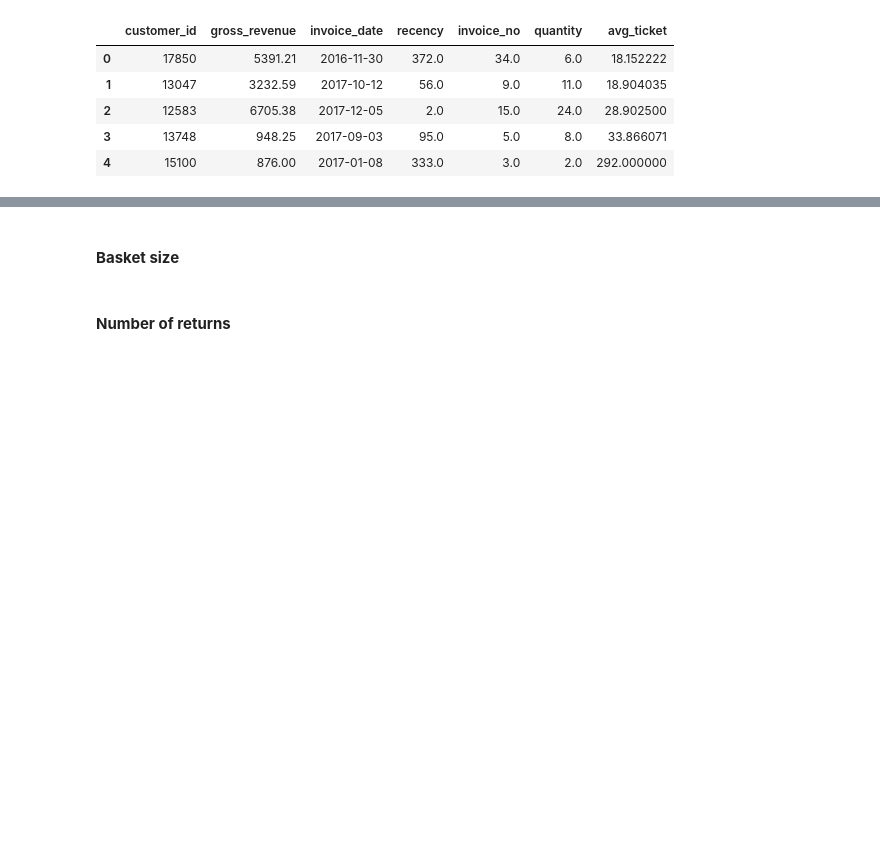
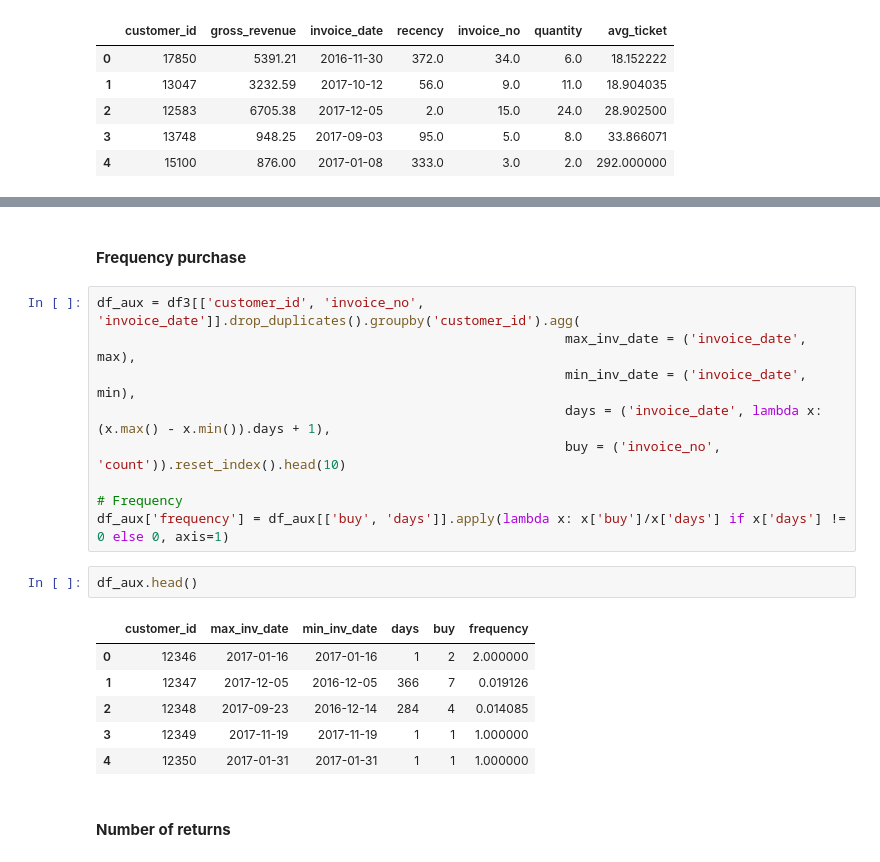
Before and after one commit to ezequielpf/insiders_clustering, a Jupyter notebook: notebooks/cicle_4_insiders_clustering.ipynb, the cells around one changed output, grey strips where cells are left out. Drawn from its saved outputs; the diff is of its cells as text; blank space fills up the shorter version.

```diff
--- a/notebooks/cicle_4_insiders_clustering.ipynb
+++ b/notebooks/cicle_4_insiders_clustering.ipynb
@@ -505,5 +528,23 @@ delta_t / periods
-# %% [markdown]
-#### **Basket size**
+# %% [markdown]
+#### **Frequency purchase**
+# %%
+df_aux = df3[['customer_id', 'invoice_no', 'invoice_date']].drop_duplicates().groupby('customer_id').agg(
+                                                            max_inv_date = ('invoice_date', max),
+                                                            min_inv_date = ('invoice_date', min),
+                                                            days = ('invoice_date', lambda x: (x.max() - x.min()).days + 1),
+                                                            buy = ('invoice_no', 'count')).reset_index().head(10)
+
+# Frequency
+df_aux['frequency'] = df_aux[['buy', 'days']].apply(lambda x: x['buy']/x['days'] if x['days'] != 0 else 0, axis=1)
+# %%
+df_aux.head()
+# %% [output]
+|  | customer_id | max_inv_date | min_inv_date | days | buy | frequency |
+| 0 | 12346 | 2017-01-16 | 2017-01-16 | 1 | 2 | 2.000000 |
+| 1 | 12347 | 2017-12-05 | 2016-12-05 | 366 | 7 | 0.019126 |
+| 2 | 12348 | 2017-09-23 | 2016-12-14 | 284 | 4 | 0.014085 |
+| 3 | 12349 | 2017-11-19 | 2017-11-19 | 1 | 1 | 1.000000 |
+| 4 | 12350 | 2017-01-31 | 2017-01-31 | 1 | 1 | 1.000000 |
 # %% [markdown]
 #### **Number of returns**
 # %%
```
Also changed, not shown: parts of 11 cells of this notebook, 1 other file.
